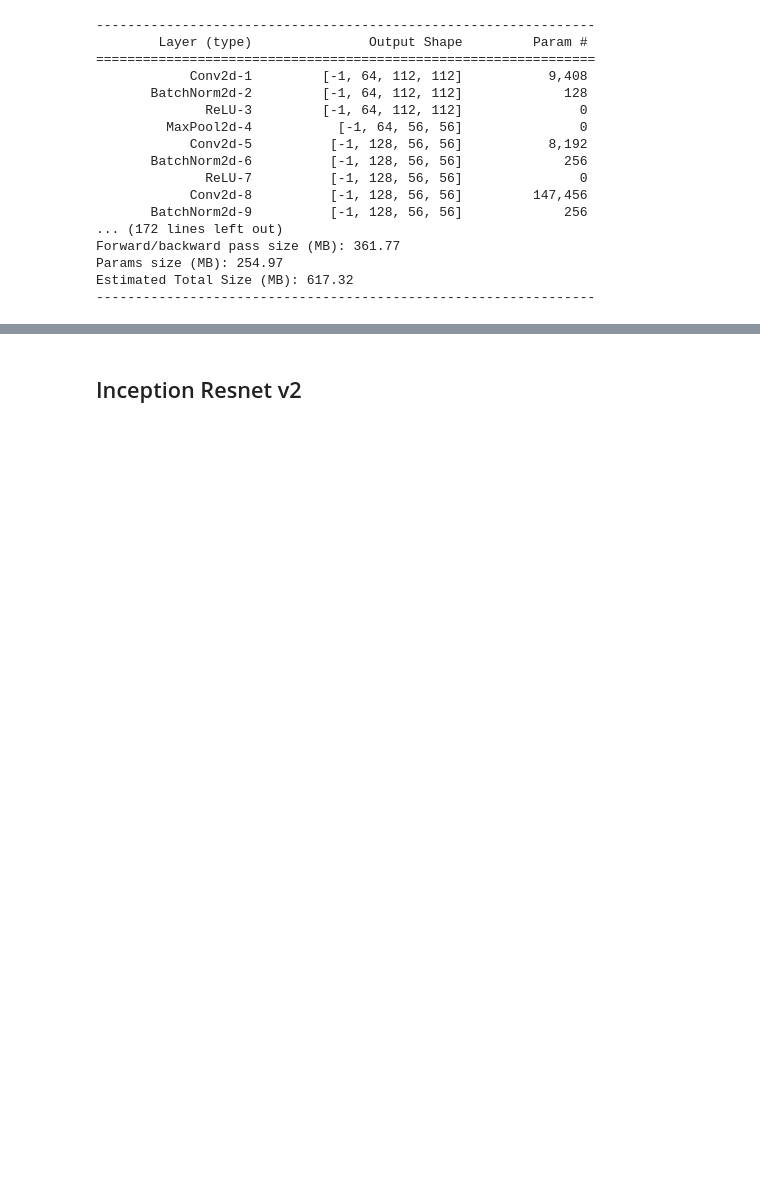
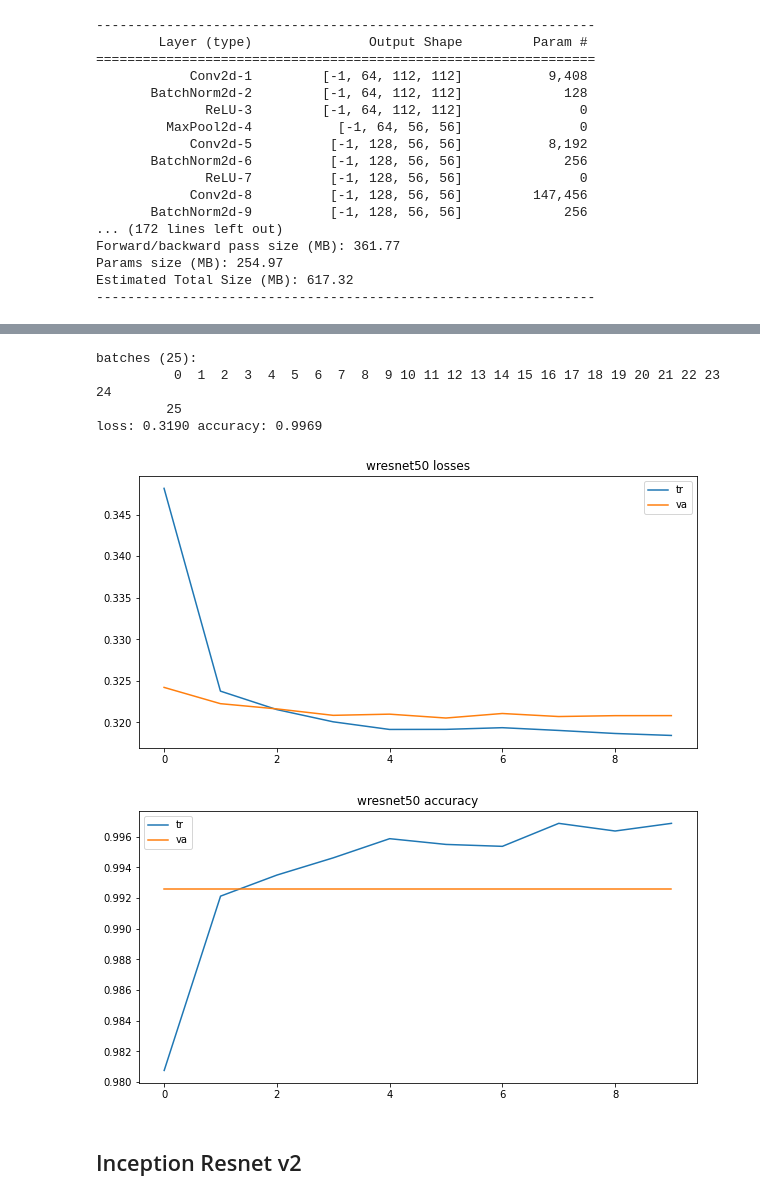
Before and after one commit to 18alantom/sc_challenges, a Jupyter notebook: week_2/Week 2 - Challenge 2.ipynb, the cells around one changed output, grey strips where cells are left out. Cells and saved outputs as stored; diff of their text form; code cells hidden in the pictures; blank space fills up the shorter version.

```diff
--- a/week_2/Week 2 - Challenge 2.ipynb
+++ b/week_2/Week 2 - Challenge 2.ipynb
@@ -641,4 +786,4 @@ Params size (MB): 254.97
 Estimated Total Size (MB): 617.32
 ----------------------------------------------------------------
 # %%
-tl_wr50 = transfer_learn(nets['wresnet50'],nets['wresnet50'].fc.parameters(),,dl)
+tl_wr50 = transfer_learn(nets['wresnet50'],nets['wresnet50'].fc.parameters(),0.001,dl)
@@ -651,0 +790,3 @@ plt.show()
+# %%
+epochs = 10
+metrics_wr50 = tl_wr50(epochs)
@@ -652,5 +806,15 @@ plt.show()
 # %%
 check_accu(nets['wresnet50'],dl[TE],)
+losses_,accu_ = metrics_wr50
+plot_this(losses_,'wresnet50 losses')
+plot_this(accu_,'wresnet50 accuracy')
+# %% [output]
+batches (25):
+          0  1  2  3  4  5  6  7  8  9 10 11 12 13 14 15 16 17 18 19 20 21 22 23 24
+         25
+loss: 0.3190 accuracy: 0.9969
+[figure, added]
+[figure, added]
 # %% [markdown]
 ## Inception Resnet v2
 # %%
```
Also changed, not shown: parts of 55 cells of this notebook, 1 other file.
